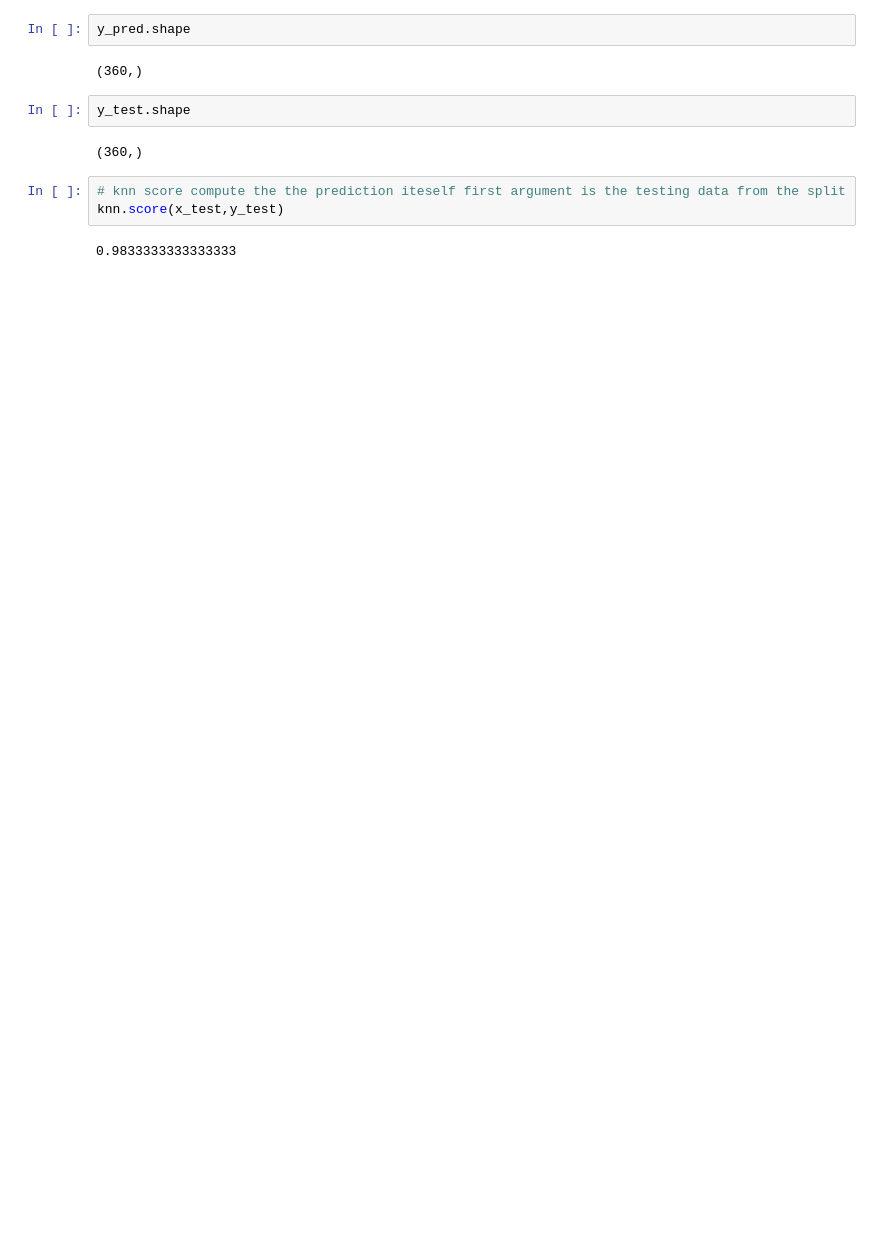
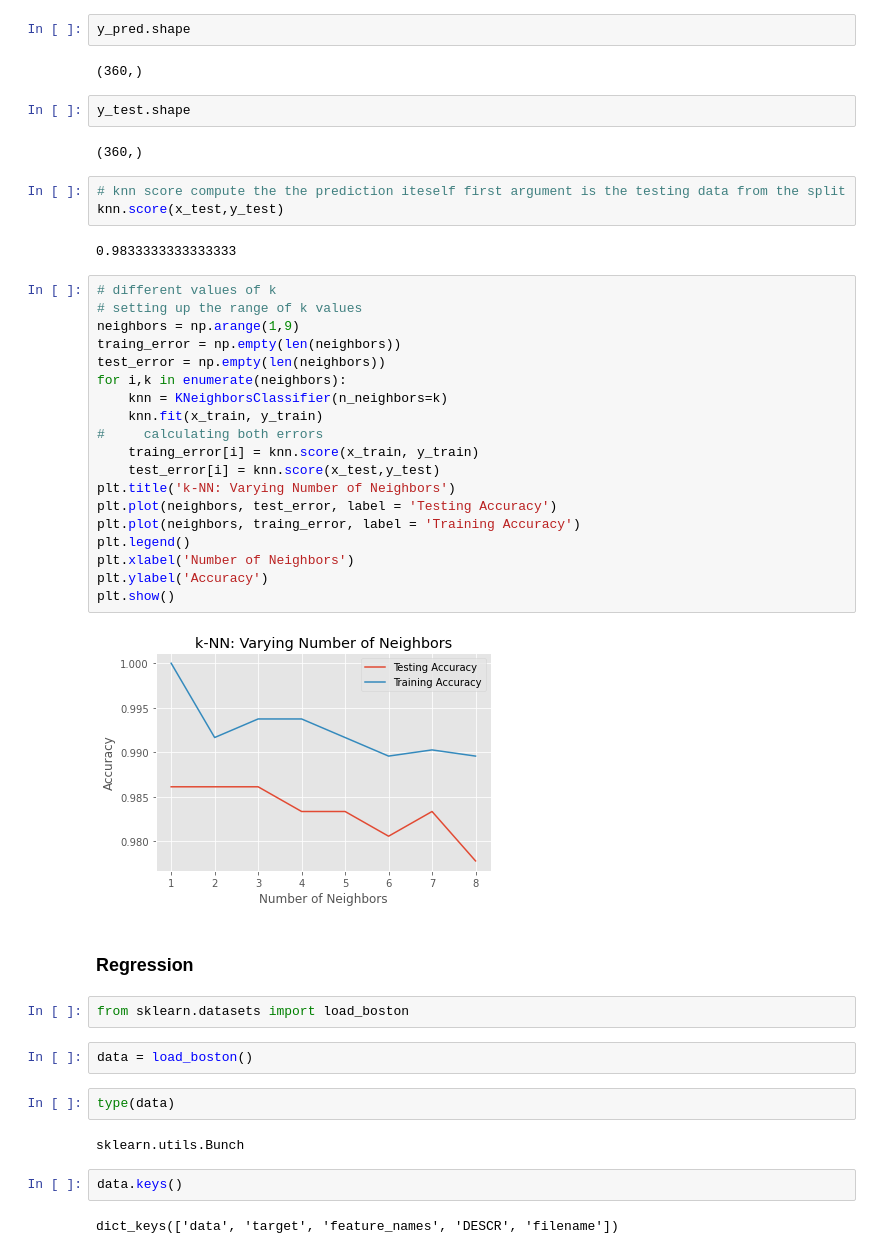
Before and after one commit to AkhilVinayakp/machine_Learning_Algorithms_python, a Jupyter notebook: ml_camp/superwised_ML_eda.ipynb, the cells around one changed output. Saved outputs shown, nothing was run; the diff lists cells and outputs as text; blank space fills up the shorter version.

```diff
--- a/ml_camp/superwised_ML_eda.ipynb
+++ b/ml_camp/superwised_ML_eda.ipynb
@@ -241,3 +241,38 @@ y_test.shape
 knn.score(x_test,y_test)
 # %% [output]
 0.9833333333333333
+# %%
+# different values of k
+# setting up the range of k values
+neighbors = np.arange(1,9)
+traing_error = np.empty(len(neighbors))
+test_error = np.empty(len(neighbors))
+for i,k in enumerate(neighbors):
+    knn = KNeighborsClassifier(n_neighbors=k)
+    knn.fit(x_train, y_train)
+#     calculating both errors
+    traing_error[i] = knn.score(x_train, y_train)
+    test_error[i] = knn.score(x_test,y_test)
+plt.title('k-NN: Varying Number of Neighbors')
+plt.plot(neighbors, test_error, label = 'Testing Accuracy')
+plt.plot(neighbors, traing_error, label = 'Training Accuracy')
+plt.legend()
+plt.xlabel('Number of Neighbors')
+plt.ylabel('Accuracy')
+plt.show()
+# %% [output]
+[figure, added]
+# %% [markdown]
+### Regression
+# %%
+from sklearn.datasets import load_boston
+# %%
+data = load_boston()
+# %%
+type(data)
+# %% [output]
+sklearn.utils.Bunch
+# %%
+data.keys()
+# %% [output]
+dict_keys(['data', 'target', 'feature_names', 'DESCR', 'filename'])
```
Also changed, not shown: parts of 14 cells of this notebook.
